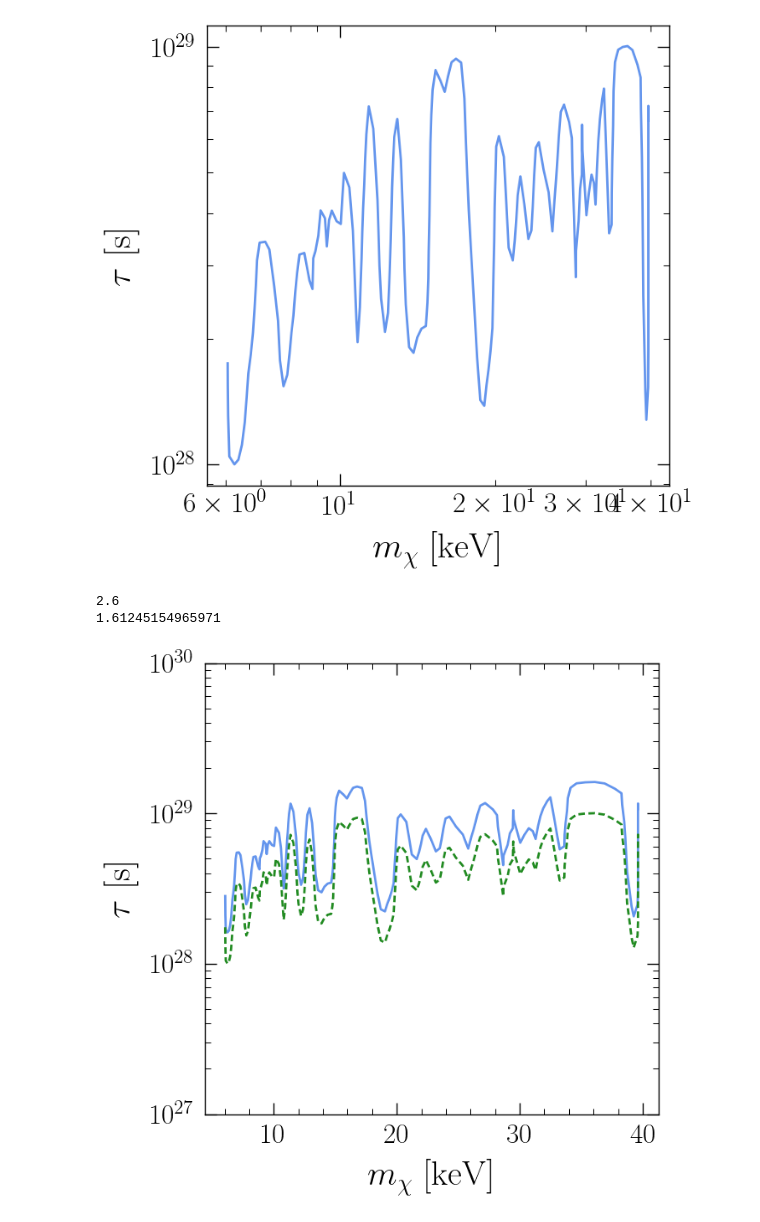
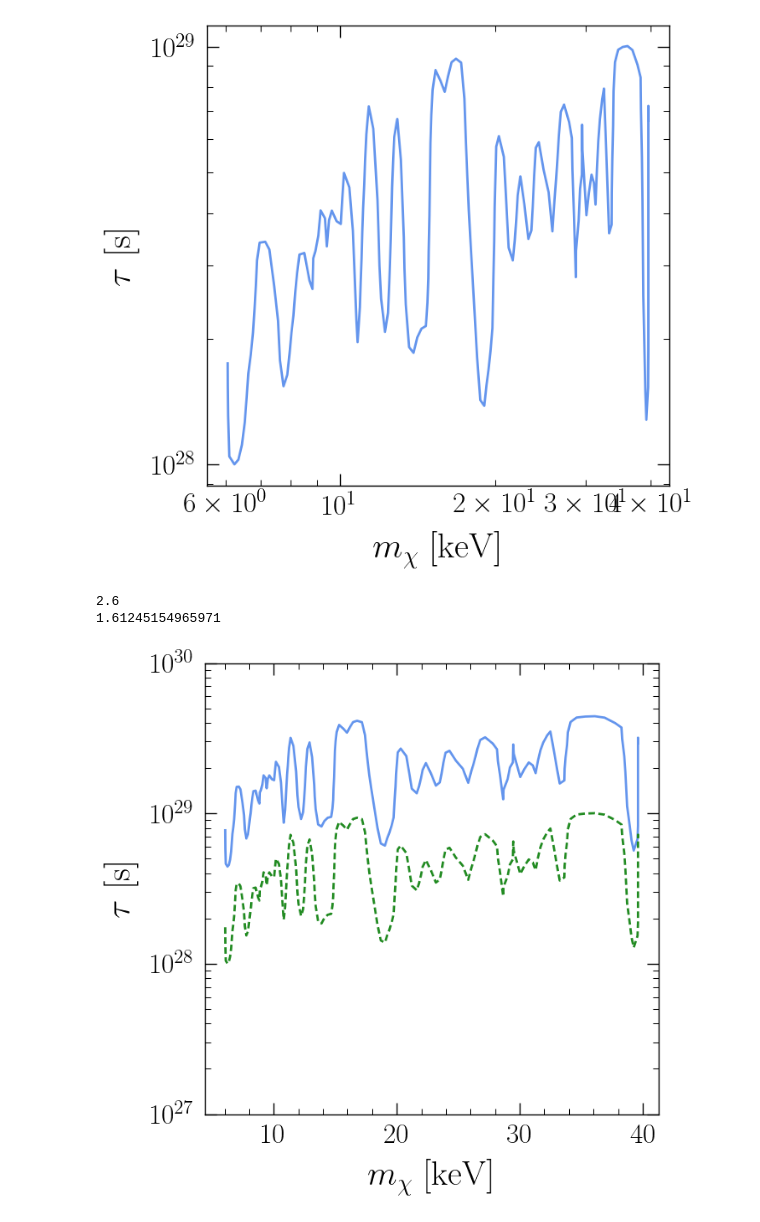
Before and after one commit to joshua-benabou/Mega_Decaying_DM_Milkyway_Analysis, a Jupyter notebook: jupyter/NuSTAR_projections.ipynb, the cells around one changed output. Drawn from its saved outputs; the diff is of its cells as text; code cells hidden in the pictures.

```diff
--- a/jupyter/NuSTAR_projections.ipynb
+++ b/jupyter/NuSTAR_projections.ipynb
@@ -192,31 +194,33 @@ plt.show()
 # %%
 #now let's scale by exposure time since the 2017 data they used
 
 #they used 7 Ms * 2 and then 20 Ms * 8 for their combined joint techniques
 
 #let's estimate that the amount of blank sky data scales with years
 
 #2012-2017 is 5 years
 #2018-2025 is 8 years
 
+#let's also say take more data: they do b > 15, we can do say b > 2, so factor sqrt(15/2)
+
 exp_fac = (8.0+5.0)/5.0
 print(exp_fac)
 print(np.sqrt(exp_fac))
 
-new_tau_s = tau_s * np.sqrt(exp_fac) #improvement in limit by sqrt(exp time) bc S/sqrt(B)
+new_tau_s_raw = tau_s * np.sqrt(exp_fac) * np.sqrt(15.0/2.0) #improvement in limit by sqrt(exp time) bc S/sqrt(B)
 
 
-plt.plot(mass_keV, new_tau_s)
+plt.plot(mass_keV, new_tau_s_raw)
 plt.plot(mass_keV, tau_s, linestyle='dashed')
 
 #plt.xscale('log')
 plt.yscale('log')
 plt.xlabel(r'$m_{\chi}$ [keV]')
 plt.ylabel(r'$\tau$ [s]')
 plt.ylim([1e27, 1e30])
 
 plt.show()
 # %% [output]
 2.6
 1.61245154965971
-[figure, old version]
+[figure, new version]
```
Also changed, not shown: parts of 3 cells of this notebook, 6 other files.
